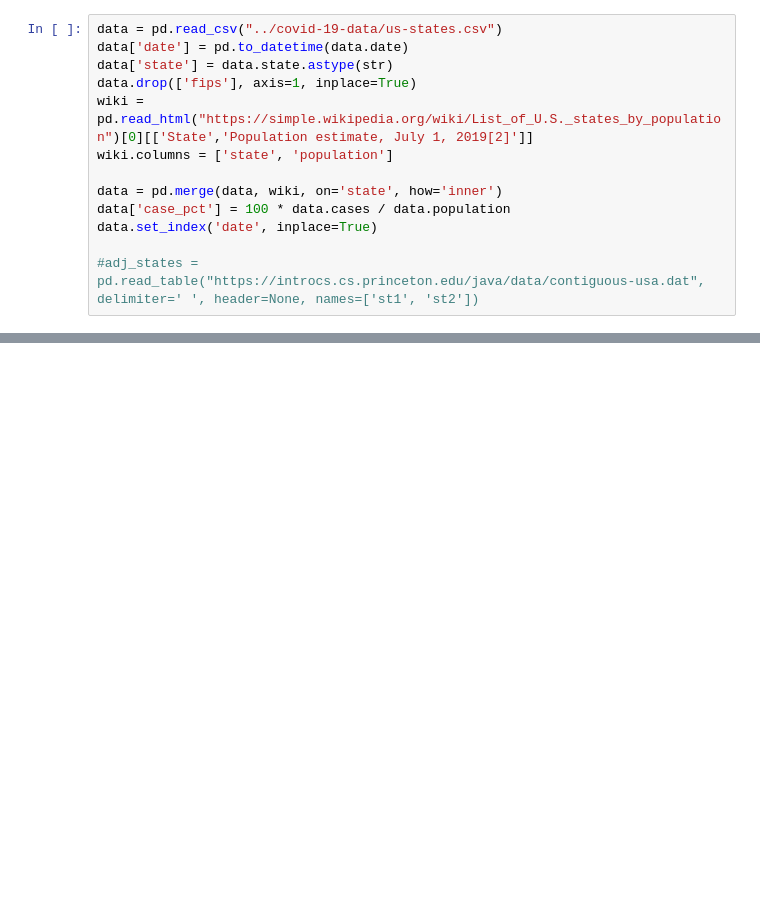
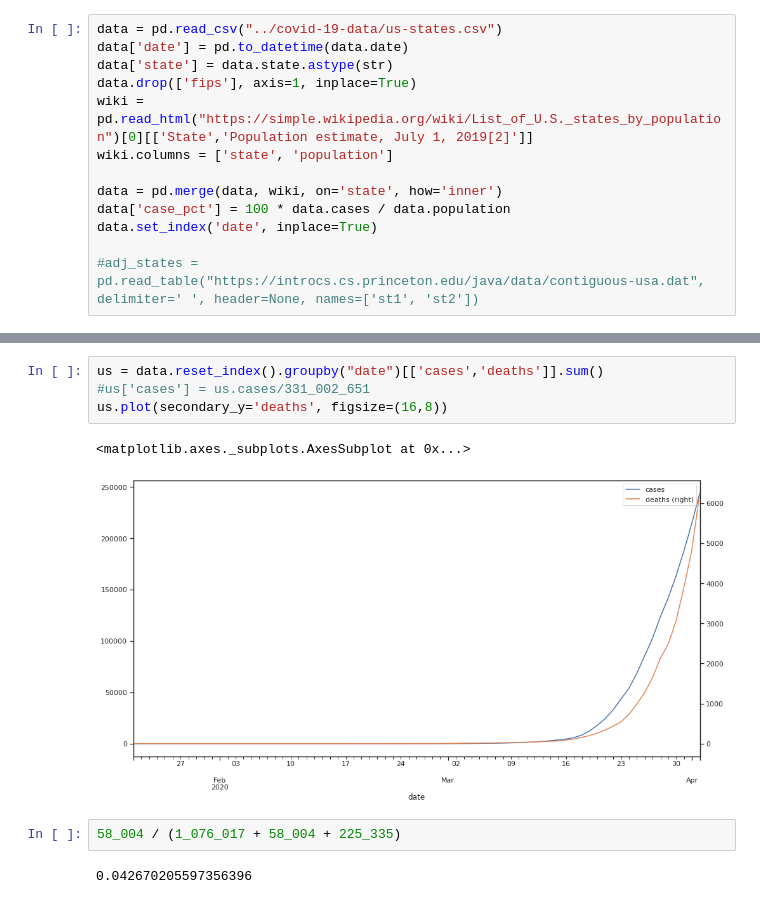
Before and after one commit to tipanverella/EpidemicModels, a Jupyter notebook: notebooks/NYT_COVID19.ipynb, the cells around one changed output, grey strips where cells are left out. Saved outputs shown, nothing was run; the diff lists cells and outputs as text; blank space fills up the shorter version.

```diff
--- a/notebooks/NYT_COVID19.ipynb
+++ b/notebooks/NYT_COVID19.ipynb
@@ -82,0 +110,11 @@ fig.savefig(f"../writeups/images/WA.png")
+# %%
+us = data.reset_index().groupby("date")[['cases','deaths']].sum()
+#us['cases'] = us.cases/331_002_651
+us.plot(secondary_y='deaths', figsize=(16,8))
+# %% [output]
+<matplotlib.axes._subplots.AxesSubplot at 0x...>
+[figure, added]
+# %%
+58_004 / (1_076_017 + 58_004 + 225_335)
+# %% [output]
+0.042670205597356396
```
Also changed, not shown: parts of 9 cells of this notebook, 8 other files.
